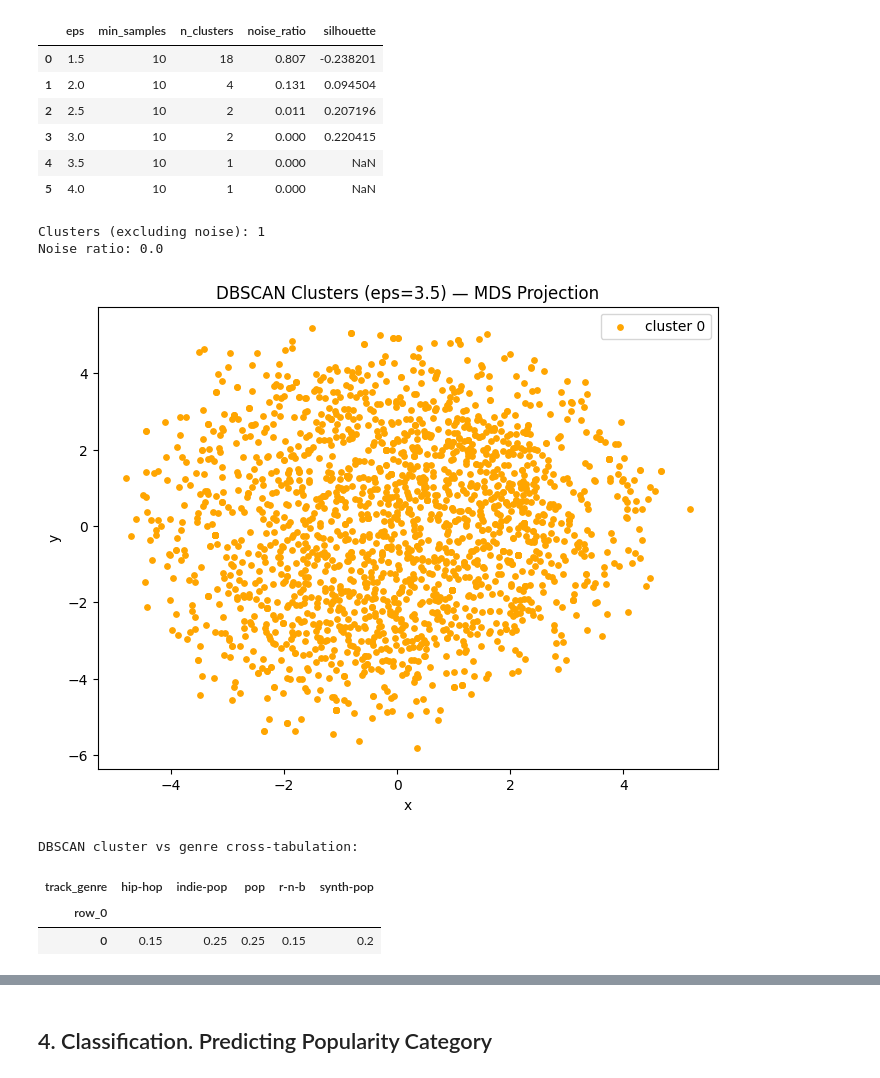
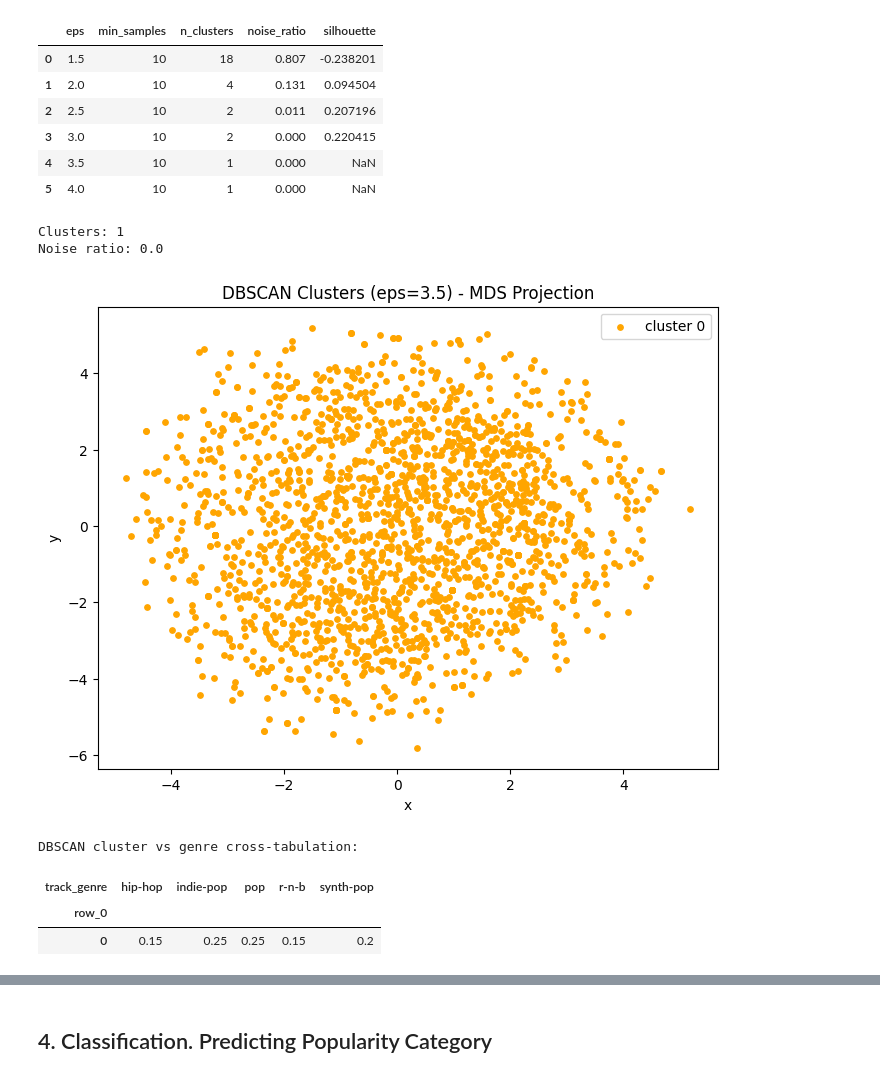
Before and after one commit to CaylumH/CS4168-Project, a Jupyter notebook: CS4168_project_final.ipynb, the cells around one changed output, grey strips where cells are left out. Drawn from its saved outputs; the diff is of its cells as text; code cells hidden in the pictures.

```diff
--- a/CS4168_project_final.ipynb
+++ b/CS4168_project_final.ipynb
@@ -760,21 +733,24 @@ ARI vs genre: 0.05
 | 3 | 0.21 | 0.12 | 0.37 | 0.11 | 0.19 |
 | 4 | 0.11 | 0.21 | 0.20 | 0.23 | 0.25 |
 # %%
-# Scatterplot function for visualising clusters (Lab 3 Section C)
-colors = np.array(["orange", "blue", "lime", "khaki", "pink", "green", "purple"])
+colours = np.array(["orange", "blue", "lime", "khaki", "pink", "green", "purple"])
 
 def clustering_scatterplot(points, labels, centers, title):
     n_clusters = len(np.unique(labels[labels >= 0]))
+
     for i in range(n_clusters):
         plt.scatter(points[labels == i, 0], points[labels == i, 1],
-                    c=colors[i % colors.size], label=f"cluster {i}", s=15)
+                    c=colours[i % colours.size], label=f"cluster {i}", s=15)
     if -1 in labels:
         plt.scatter(points[labels == -1, 0], points[labels == -1, 1],
                     c="black", label="noise", s=10, alpha=0.3)
     if centers is not None:
         plt.scatter(centers[:, 0], centers[:, 1], c="r", marker="*", s=500)
+
     plt.title(title)
+
     plt.legend()
+
     plt.xlabel("x")
     plt.ylabel("y")
 # %%
@@ -919,29 +905,30 @@ display(pd.DataFrame(dbscan_results))
 | 4 | 3.5 | 10 | 1 | 0.000 | NaN |
 | 5 | 4.0 | 10 | 1 | 0.000 | NaN |
 # %%
-# Visualise chosen DBSCAN solution (Lab 3 style)
-chosen_eps = 3.5  # choose based on the table above
+chosen_eps = 3.5
 db_final = DBSCAN(eps=chosen_eps, min_samples=10)
 db_labels = db_final.fit_predict(X_cluster)
 
-print("Clusters (excluding noise):", len(set(db_labels)) - (1 if -1 in db_labels else 0))
+print("Clusters:", len(set(db_labels)) - (1 if -1 in db_labels else 0))
 print("Noise ratio:", round(np.mean(db_labels == -1), 3))
 
 plt.figure(figsize=(8, 6))
 clustering_scatterplot(
     points=XYcoordinates[:-chosen_k, :],
     labels=db_labels,
     centers=None,
-    title=f"DBSCAN Clusters (eps={chosen_eps}) — MDS Projection"
+    title=f"DBSCAN Clusters (eps={chosen_eps}) - MDS Projection"
 )
+
 plt.show()
 
 print("\nDBSCAN cluster vs genre cross-tabulation:")
+
 display(pd.crosstab(db_labels, df_clean["track_genre"], normalize="index").round(2))
 # %% [output]
-Clusters (excluding noise): 1
+Clusters: 1
 Noise ratio: 0.0
-[figure, old version]
+[figure, new version]
 DBSCAN cluster vs genre cross-tabulation:
 | track_genre | hip-hop | indie-pop | pop | r-n-b | synth-pop |
 | row_0 |  |  |  |  |  |
```
Also changed, not shown: parts of 134 cells of this notebook, 3 other files.
